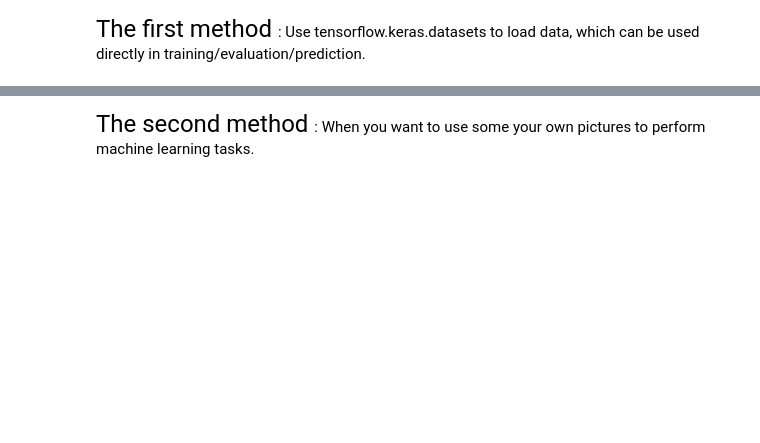
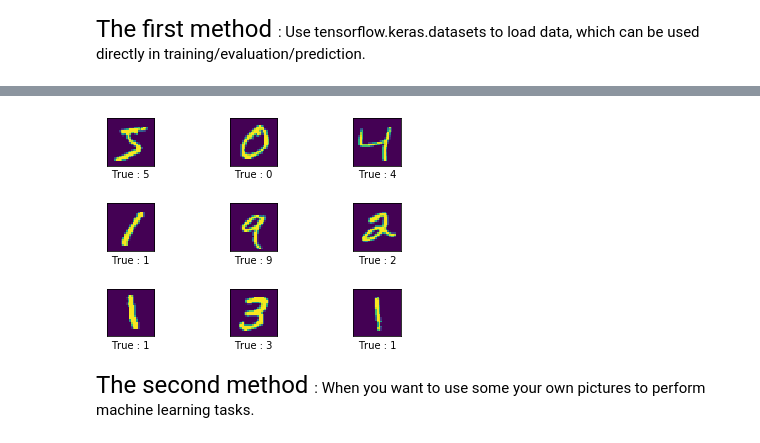
Before and after one commit to MSBD-5001/Lecture-Materials, a Jupyter notebook: workshop/Data.ipynb, the cells around one changed output, grey strips where cells are left out. Cells and saved outputs as stored; diff of their text form; code cells hidden in the pictures; blank space fills up the shorter version.

```diff
--- a/workshop/Data.ipynb
+++ b/workshop/Data.ipynb
@@ -18,3 +19,31 @@ print(tf.__version__)
+# %%
+def show_images(dataset, class_names, predicts=None):
+    fig, axes = plt.subplots(3, 3)
+    fig.subplots_adjust(hspace=0.8, wspace=0.4)
+    for i, (image, label) in enumerate(dataset):
+        if i>= 9:
+            break
+        if image.shape[-1] == 1:
+            revised_image = np.squeeze(image)
+        else:
+            revised_image = image
+        axes.flat[i].imshow(revised_image)
+        # Name of the true class.
+        label_name = class_names[label]
+
+        # Show true and predicted classes.
+        if predicts is None:
+            axes.flat[i].set_xlabel("True : {0}".format(label_name))
+        else:
+            predict_name = class_names[predicts[i]]
+            axes.flat[i].set_xlabel("True: {0}\nPred: {1}".format(label_name, predict_name))
+        # Remove ticks from the plot.
+        axes.flat[i].set_xticks([])
+        axes.flat[i].set_yticks([])
+    while(i < 8):
+        i += 1
+        axes.flat[i].axis('off')
+    plt.show()
 # %%
 class_names = ['0', '1', '2', '3', '4', '5', '6', '7', '8', '9']
 # %% [markdown]
@@ -30,7 +62,9 @@ x_train /= 255.0
 x_test /= 255.0
 trainDataset = tf.data.Dataset.from_tensor_slices((x_train, y_train))
 # %%
-utils.show_images(trainDataset, class_names)
+show_images(trainDataset, class_names)
+# %% [output]
+[figure, added]
 # %% [markdown]
 <font size="5">The second method </font>: When you want to use some your own pictures to perform machine learning tasks.
 # %%
```
Also changed, not shown: parts of 5 cells of this notebook, 10 other files.
